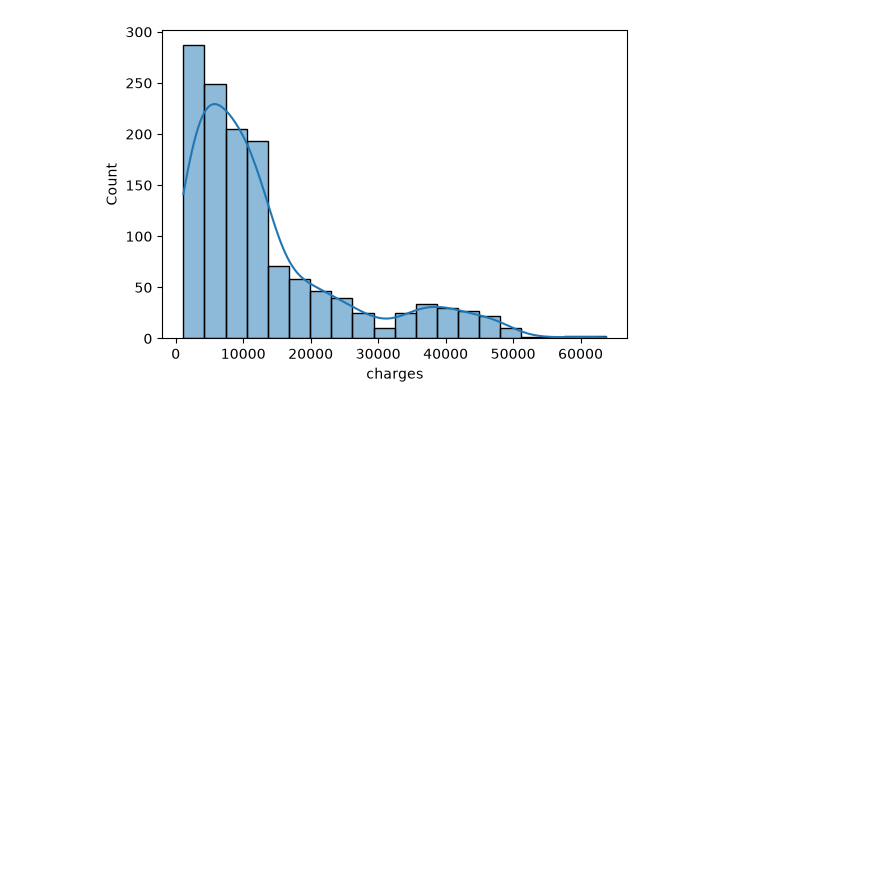
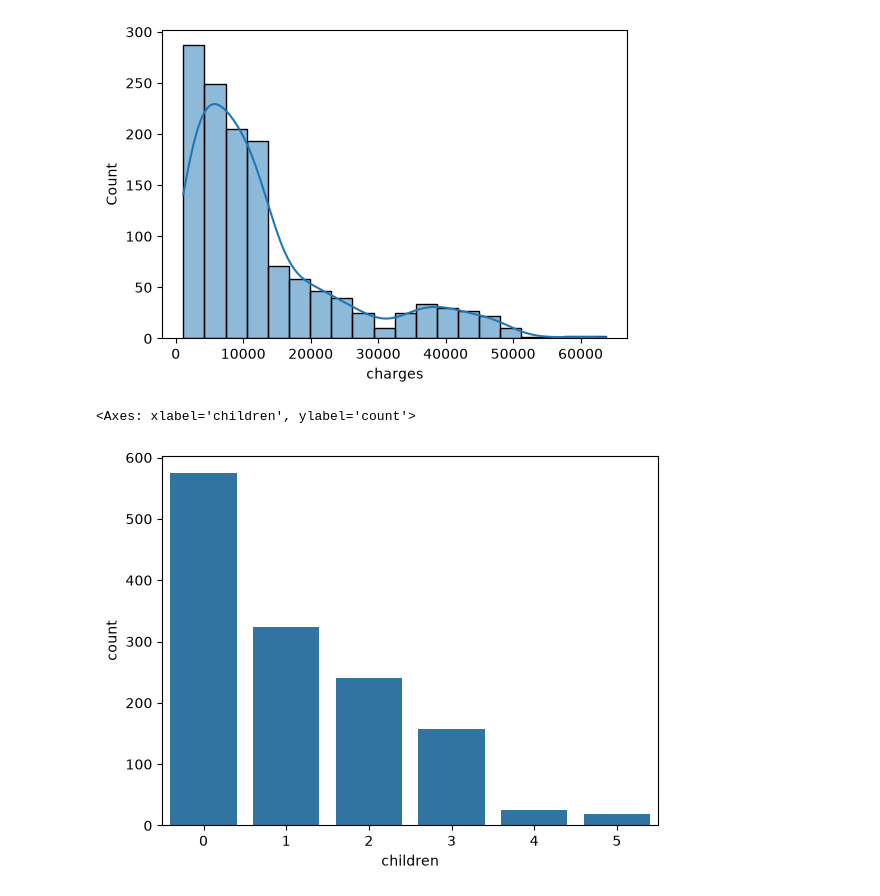
Before and after one commit to maazsheikh039/MACHINE_LEARNING_PRACTICE, a Jupyter notebook: DataCleaningAndVisualizing.ipynb, the cells around one changed output. Drawn from its saved outputs; the diff is of its cells as text; code cells hidden in the pictures; blank space fills up the shorter version.

```diff
--- a/DataCleaningAndVisualizing.ipynb
+++ b/DataCleaningAndVisualizing.ipynb
@@ -84,3 +86,8 @@ for col in numeric_columns:
 [figure]
 [figure]
 [figure]
+# %%
+sns.countplot(x = df['children'])
+# %% [output]
+<Axes: xlabel='children', ylabel='count'>
+[figure, added]
```
Also changed, not shown: parts of 34 cells of this notebook.
